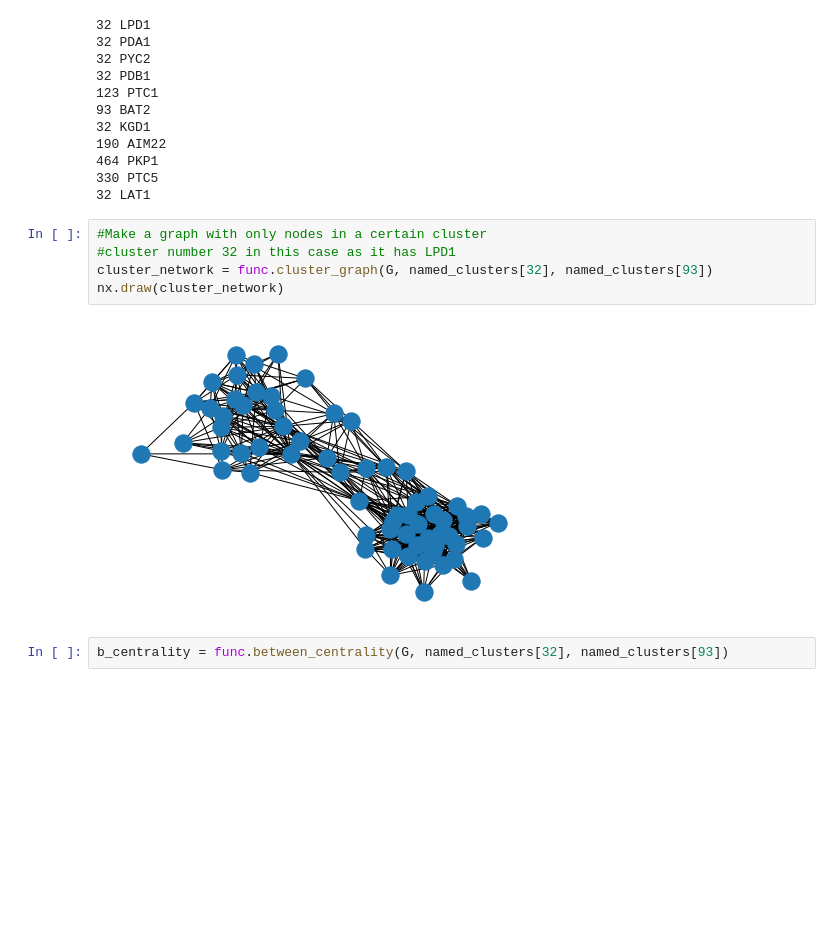
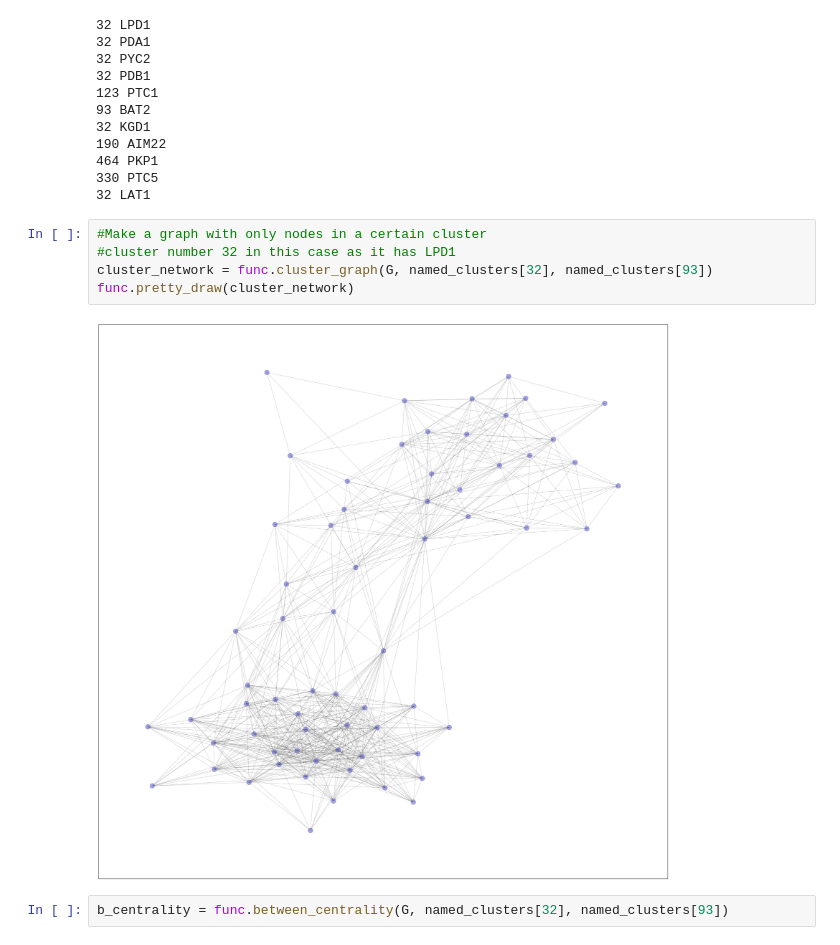
Before and after one commit to eluo2527/MATH_BCMB_3888, a Jupyter notebook: main.ipynb, the cells around one changed output. Cells and saved outputs as stored; diff of their text form; blank space fills up the shorter version.

```diff
--- a/main.ipynb
+++ b/main.ipynb
@@ -131,10 +143,10 @@ for key, value in important_nodes.items():
 # %%
 #Make a graph with only nodes in a certain cluster
 #cluster number 32 in this case as it has LPD1
 cluster_network = func.cluster_graph(G, named_clusters[32], named_clusters[93])
-nx.draw(cluster_network)
+func.pretty_draw(cluster_network)
 # %% [output]
-[figure, old version]
+[figure, new version]
 # %%
 b_centrality = func.between_centrality(G, named_clusters[32], named_clusters[93])
 # %%
```
Also changed, not shown: parts of 7 cells of this notebook, 1 other file.
